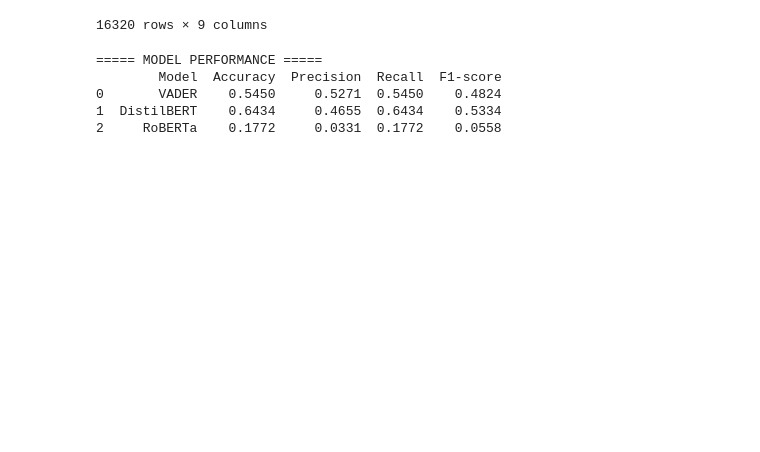
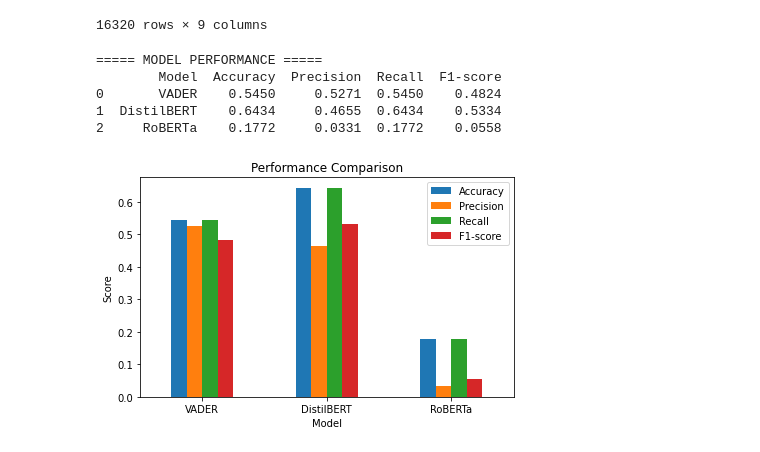
Before and after one commit to unibo-dtm-se-2324-Sentimazon/Sentimazon-Project, a Jupyter notebook: Main.ipynb, the cells around one changed output. Saved outputs shown, nothing was run; the diff lists cells and outputs as text; code cells hidden in the pictures; blank space fills up the shorter version.

```diff
--- a/Main.ipynb
+++ b/Main.ipynb
@@ -510,3 +524,14 @@ print(results_table)
 0       VADER    0.5450     0.5271  0.5450    0.4824
 1  DistilBERT    0.6434     0.4655  0.6434    0.5334
 2     RoBERTa    0.1772     0.0331  0.1772    0.0558
+# %%
+import matplotlib.pyplot as plt
+
+results_table.set_index('Model').plot(kind='bar')
+plt.title("Performance Comparison")
+plt.ylabel("Score")
+plt.xticks(rotation=0)
+plt.tight_layout()
+plt.show()
+# %% [output]
+[figure, added]
```
Also changed, not shown: parts of 4 cells of this notebook, 1 other file.
